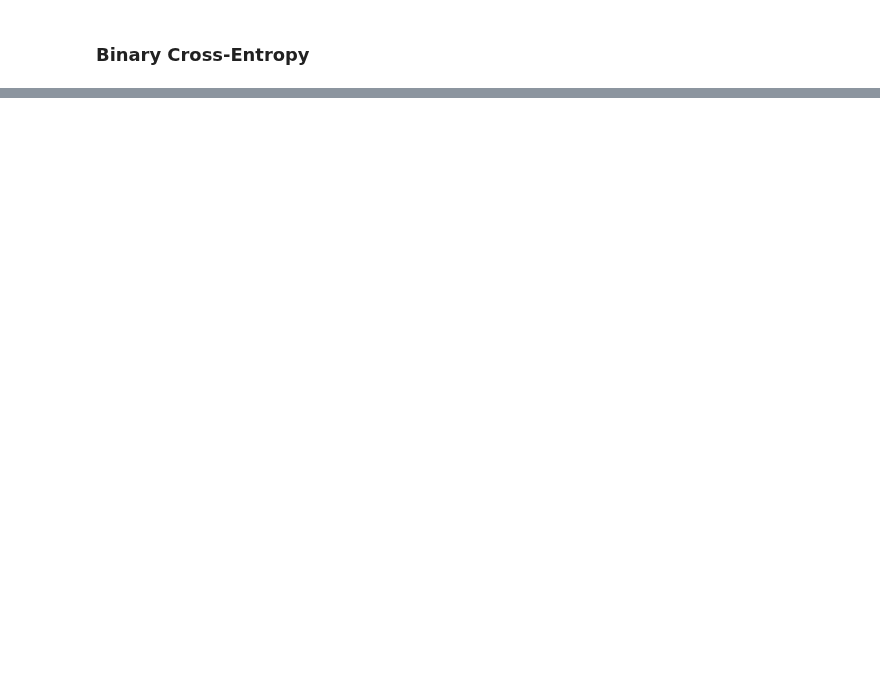
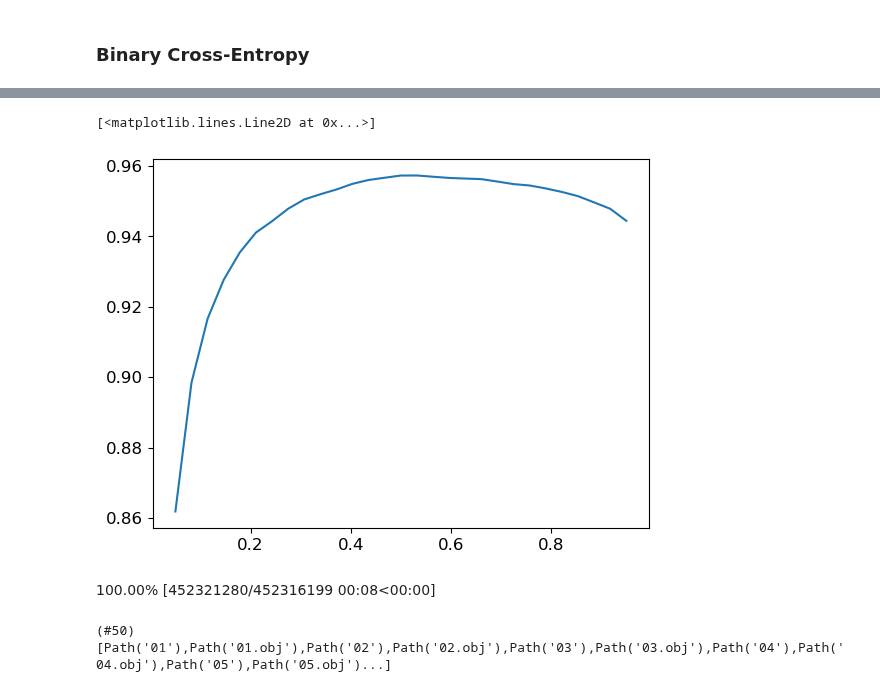
Before and after one commit to peterbull/deep-learning-projects, a Jupyter notebook: ch_6_notes/06_multicat.ipynb, the cells around one changed output, grey strips where cells are left out. Cells and saved outputs as stored; diff of their text form; code cells hidden in the pictures; blank space fills up the shorter version.

```diff
--- a/ch_6_notes/06_multicat.ipynb
+++ b/ch_6_notes/06_multicat.ipynb
@@ -136,3 +321,11 @@ len(xs), xs
 # %%
 xs = torch.linspace(0.05,0.95,29)
 accs = [accuracy_multi(preds, targs, thresh=i, sigmoid=False) for i in xs]
+plt.plot(xs, accs)
+# %% [output]
+[<matplotlib.lines.Line2D at 0x...>]
+[figure, added]
+# %%
+path = untar_data(URLs.BIWI_HEAD_POSE)
+# %% [output]
+100.00% [452321280/452316199 00:08<00:00]
@@ -138,0 +334,4 @@ accs = [accuracy_multi(preds, targs, thresh=i, sigmoid=False) for i in xs]
+# %%
+path.ls().sorted()
+# %% [output]
+(#50) [Path('01'),Path('01.obj'),Path('02'),Path('02.obj'),Path('03'),Path('03.obj'),Path('04'),Path('04.obj'),Path('05'),Path('05.obj')...]
```
Also changed, not shown: parts of 34 cells of this notebook.
